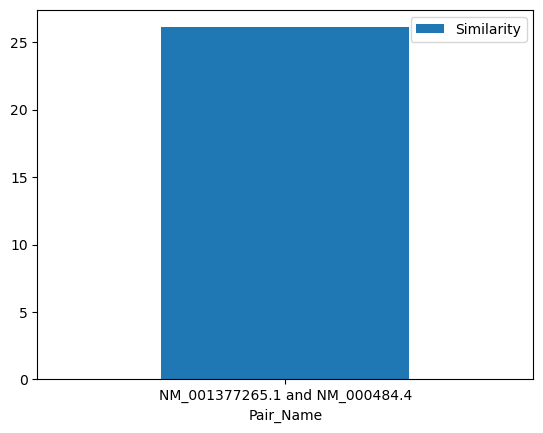
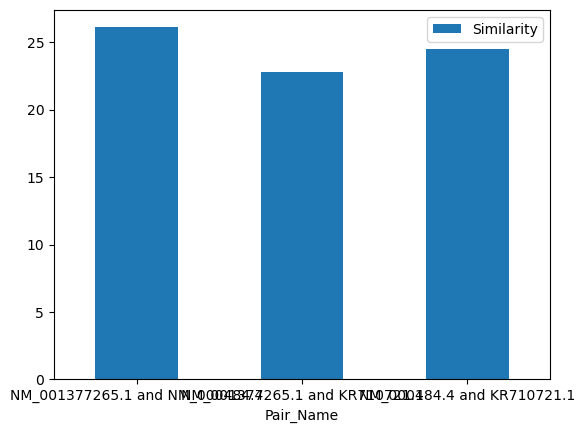
The change to this notebook cell's code, shown as a diff; its figure went from the first image to the second:
--- before
+++ after
@@ -1,3 +1,4 @@
 from Bio import SeqIO
+import matplotlib.pyplot as plt
 import pandas as pd
 Similarity=[]
@@ -57,8 +58,10 @@
           "Similarity":round(matches, 1)
         }
-        sdf=pd.DataFrame([similarity])
-        sdf.sort_values("Similarity", ascending=False)
-        sdf.plot.bar(x='Pair_Name', y='Similarity', rot=0)
+        Similarity.append(similarity)  # dentro del loop
         
+sdf=pd.DataFrame(Similarity)
+sdf.sort_values("Similarity", ascending=False)
+sdf.plot.bar(x='Pair_Name', y='Similarity', rot=0)
+plt.show()
         
 

Commit: week 5: similarity DataFrame + visualization, GC content bar chart